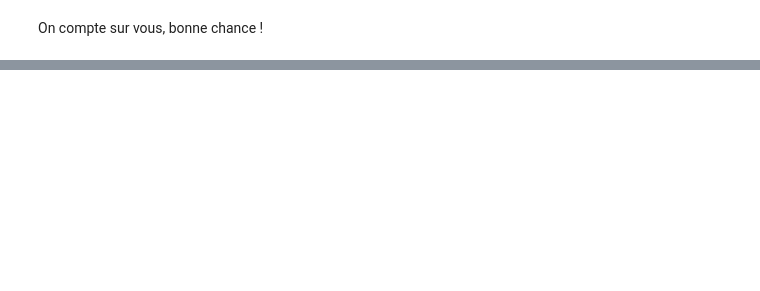
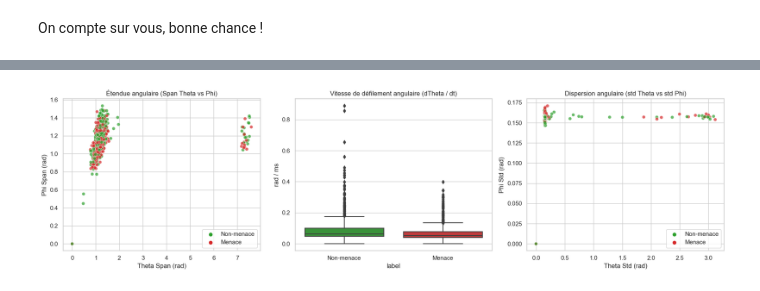
Before and after one commit to Squenger/MVA_Deep_learning_and_signal_processing, a Jupyter notebook: TP2/dls_tp2_Paolo.ipynb, the cells around one changed output, grey strips where cells are left out. Cells and saved outputs as stored; diff of their text form; code cells hidden in the pictures; blank space fills up the shorter version.

```diff
--- a/TP2/dls_tp2_Paolo.ipynb
+++ b/TP2/dls_tp2_Paolo.ipynb
@@ -105,0 +506,100 @@ for i in range(10):
+# %%
+import matplotlib.pyplot as plt
+import numpy as np
+import pandas as pd
+import seaborn as sns
+
+geo_features = []
+labels = []
+
+# Extraction sur le jeu de train
+for fname, label in dict_labels.items():
+  filepath = Path(f'./donnees/train/{fname}.npz')
+  if not filepath.exists():
+    continue
+
+  pdw = np.load(filepath)
+  dates = np.sort(np.asarray(pdw['date'], dtype=np.float64))
+  theta = np.asarray(pdw['theta'], dtype=np.float64)
+  phi = np.asarray(pdw['phi'], dtype=np.float64)
+
+  if len(dates) > 1:
+    dt = np.diff(dates)
+    # Filtre sur deltas valides pour calculer la vitesse angulaire
+    valid_mask = dt > 0.0
+    d_theta = np.abs(np.diff(theta))
+    d_phi = np.abs(np.diff(phi))
+
+    speed_theta = (
+        np.mean(d_theta[valid_mask] / dt[valid_mask])
+        if np.any(valid_mask)
+        else 0.0
+    )
+    speed_phi = (
+        np.mean(d_phi[valid_mask] / dt[valid_mask])
+        if np.any(valid_mask)
+        else 0.0
+    )
+  else:
+    speed_theta, speed_phi = 0.0, 0.0
+
+  geo_features.append({
+      'theta_span': np.ptp(theta),  # max - min
+      'phi_span': np.ptp(phi),
+      'theta_std': np.std(theta),
+      'phi_std': np.std(phi),
+      'speed_theta': speed_theta,  # d_theta / dt (rad/ms)
+      'speed_phi': speed_phi,
+      'label': 1 if label == 'menace' else 0,
+  })
+
+df_geo = pd.DataFrame(geo_features)
+
+# Visualisation des distributions
+colors = {0: '#2ca02c', 1: '#d62728'}
+fig, axes = plt.subplots(1, 3, figsize=(18, 5))
+
+# 1. Étendue theta vs Étendue phi
+sns.scatterplot(
+    data=df_geo,
+    x='theta_span',
+    y='phi_span',
+    hue='label',
+    palette=colors,
+    alpha=0.7,
+    ax=axes[0],
+)
+axes[0].set_title('Étendue angulaire (Span Theta vs Phi)')
+axes[0].set_xlabel('Theta Span (rad)')
+axes[0].set_ylabel('Phi Span (rad)')
+
+# 2. Vitesse de défilement angulaire en Theta
+sns.boxplot(
+    data=df_geo, x='label', y='speed_theta', palette=colors, ax=axes[1]
+)
+axes[1].set_title('Vitesse de défilement angulaire (dTheta / dt)')
+axes[1].set_xticklabels(['Non-menace', 'Menace'])
+axes[1].set_ylabel('rad / ms')
+
+# 3. Dispersion angulaire (std theta vs std phi)
+sns.scatterplot(
+    data=df_geo,
+    x='theta_std',
+    y='phi_std',
+    hue='label',
+    palette=colors,
+    alpha=0.7,
+    ax=axes[2],
+)
+axes[2].set_title('Dispersion angulaire (std Theta vs std Phi)')
+axes[2].set_xlabel('Theta Std (rad)')
+axes[2].set_ylabel('Phi Std (rad)')
+
+for ax in [axes[0], axes[2]]:
+  handles, _ = ax.get_legend_handles_labels()
+  ax.legend(handles=handles, labels=['Non-menace', 'Menace'])
+
+plt.tight_layout()
+plt.show()
+# %% [output]
+[figure, added]
```
Also changed, not shown: parts of 26 cells of this notebook, 4 other files.
